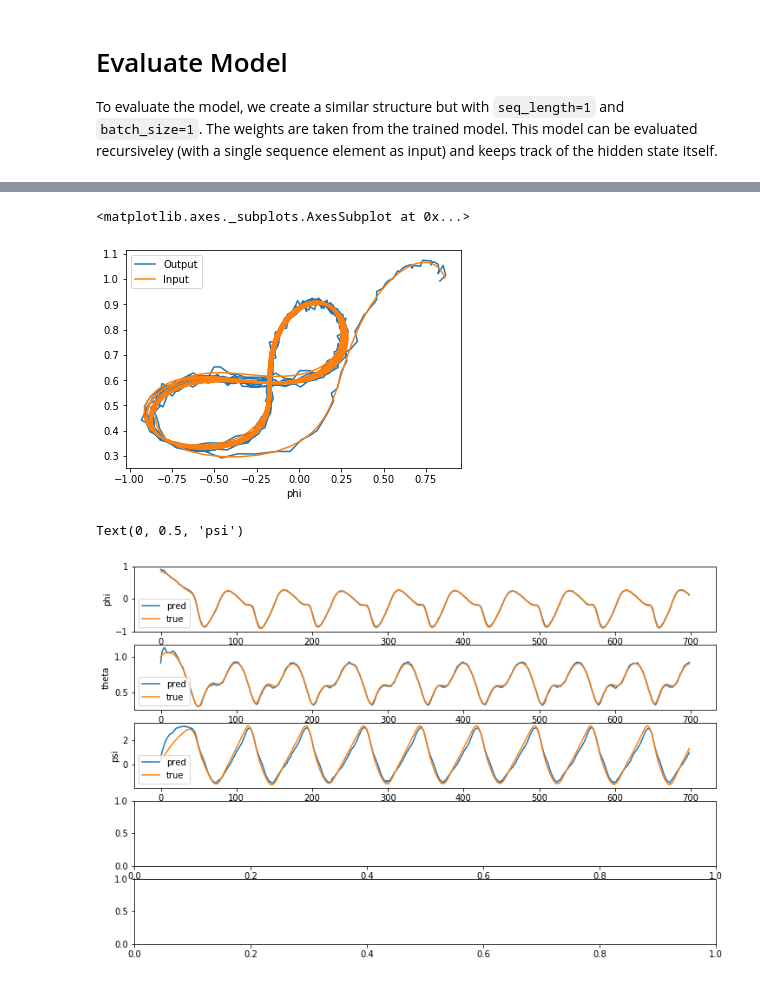
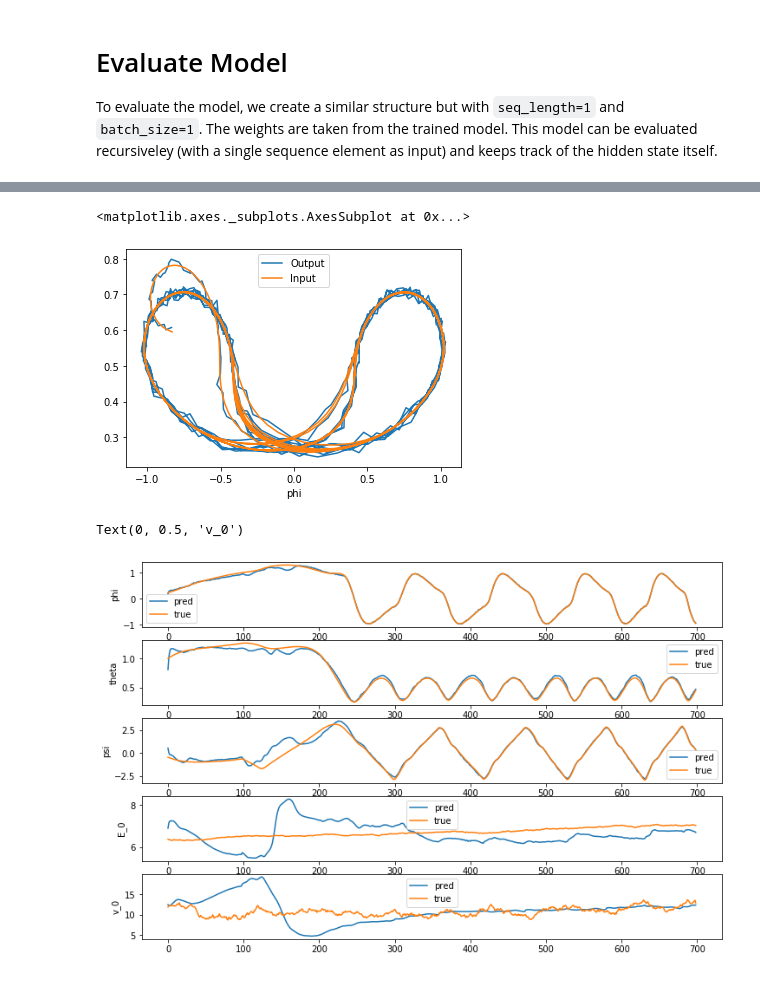
Before and after one commit to 4flixt/2020_MHE_Surrogate, a Jupyter notebook: examples/kite/Prototype_RNN.ipynb, the cells around one changed output, grey strips where cells are left out. Cells and saved outputs as stored; diff of their text form; code cells hidden in the pictures.

```diff
--- a/examples/kite/Prototype_RNN.ipynb
+++ b/examples/kite/Prototype_RNN.ipynb
@@ -35,11 +35,12 @@ for file_i in file_list:
     E_0 = E_0[:-1]
     v_0 = v_0[:-1]
 
+    # Normal distribution with random sigma between 0 and 0.1
     phi_dist = phi+0.01*np.random.randn(phi.shape[0])
     theta_dist = theta+0.01*np.random.randn(theta.shape[0])
 
     nn_input = {'phi':phi_dist, 'theta': theta_dist, 'u_tilde': u_tilde}
-    nn_output = {'phi':phi, 'theta': theta, 'psi': psi}#  'u_tilde': u_tilde, 'E_0': E_0, 'v_0': v_0}
+    nn_output = {'phi':phi, 'theta': theta, 'psi': psi, 'u_tilde': u_tilde, 'E_0': E_0, 'v_0': v_0}
 
     nn_input_df = pd.DataFrame.from_dict(nn_input)
     nn_output_df = pd.DataFrame.from_dict(nn_output)
@@ -225,17 +227,17 @@ Trainable params: 6,963
 Non-trainable params: 0
 _________________________________________________________________
 # %%
-test_with = 5
+test_with = 2
 nn_output_i = nn_output_test[test_with]
 nn_input_i = nn_input_test[test_with]
 
 fig,ax =plt.subplots()
 
 nn_input_i.plot(x='phi', y='theta', label='Output', ax=ax)
 nn_output_i.plot(x='phi', y='theta', label='Input', ax=ax)
 # %% [output]
 <matplotlib.axes._subplots.AxesSubplot at 0x...>
-[figure, old version]
+[figure, new version]
 # %%
 model_simple.reset_states()
 nn_input_i = nn_input_test[test_with]
@@ -266,14 +268,14 @@ res_df.plot(y=['psi'], ax=ax[2], label=['pred'])
 nn_output_i.plot(y=['psi'], ax=ax[2], label=['true'])
 ax[2].set_ylabel('psi')
 
-# res_df.plot(y=['E_0'], ax=ax[3], label=['pred'])
-# nn_output_i.plot(y=['E_0'], ax=ax[3], label=['true'])
-# ax[3].set_ylabel('E_0')
+res_df.plot(y=['E_0'], ax=ax[3], label=['pred'])
+nn_output_i.plot(y=['E_0'], ax=ax[3], label=['true'])
+ax[3].set_ylabel('E_0')
 
-# res_df.plot(y=['v_0'], ax=ax[4], label=['pred'])
-# nn_output_i.plot(y=['v_0'], ax=ax[4], label=['true'])
-# ax[4].set_ylabel('v_0')
+res_df.plot(y=['v_0'], ax=ax[4], label=['pred'])
+nn_output_i.plot(y=['v_0'], ax=ax[4], label=['true'])
+ax[4].set_ylabel('v_0')
 # %% [output]
-Text(0, 0.5, 'psi')
+Text(0, 0.5, 'v_0')
-[figure, old version]
+[figure, new version]
 # %%
```
Also changed, not shown: parts of 12 cells of this notebook, 1 other file.
